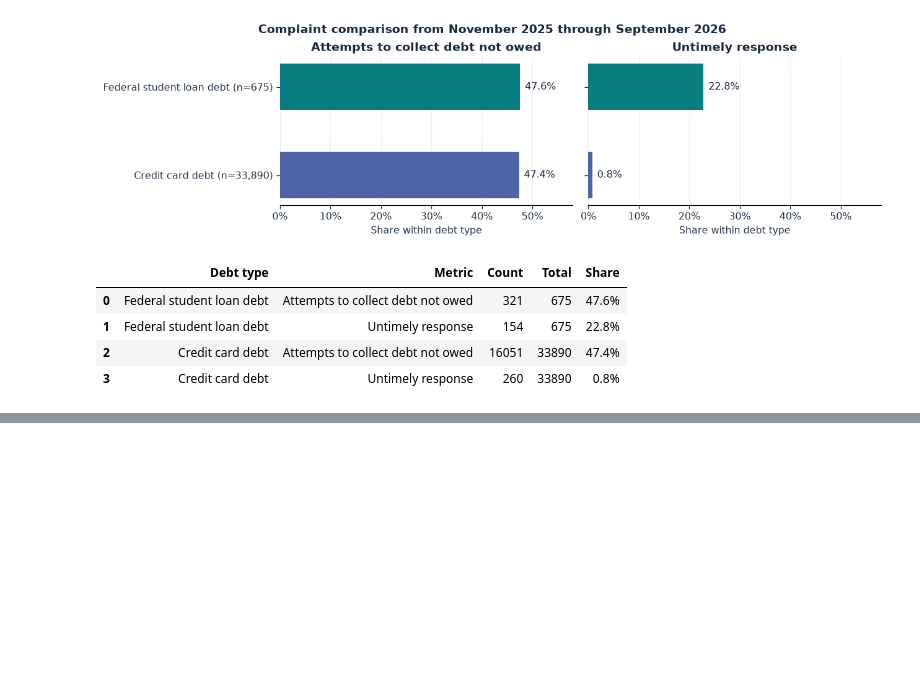
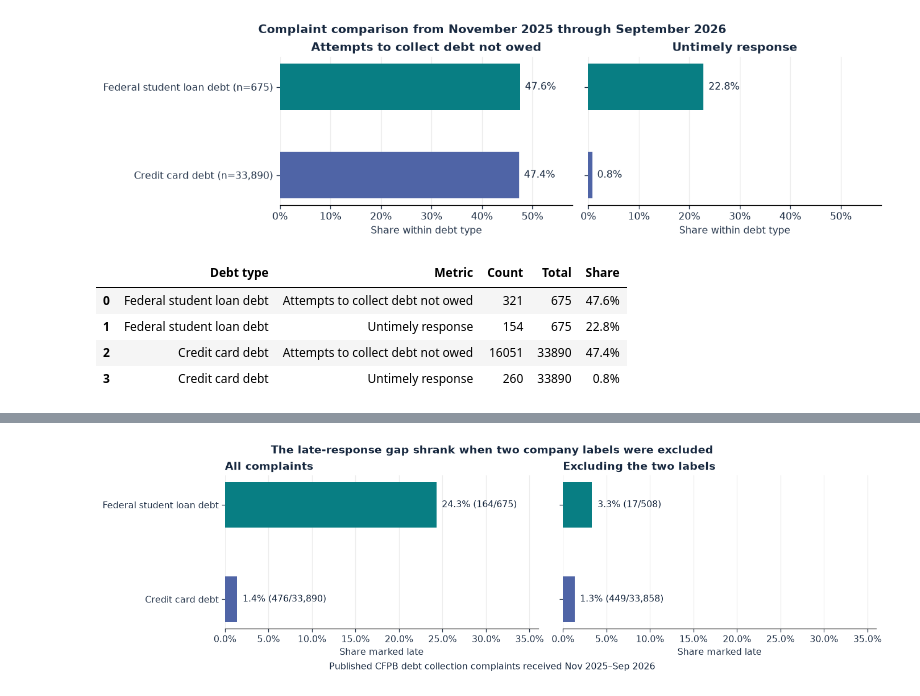
Before and after one commit to DrewThomasson/Data-Science-Group-7-project, a Jupyter notebook: Drew/Federal_Student_Loan_Debt_Complaints.ipynb, the cells around one changed output, grey strips where cells are left out. Cells and saved outputs as stored; diff of their text form; code cells hidden in the pictures; blank space fills up the shorter version.

Commit message:
Prepare late response findings for group presentation

```diff
--- a/Drew/Federal_Student_Loan_Debt_Complaints.ipynb
+++ b/Drew/Federal_Student_Loan_Debt_Complaints.ipynb
@@ -360,0 +369,46 @@ In the matched months, about **48%** of complaints in each debt type were about
+# %%
+debt_types = ["Federal student loan debt", "Credit card debt"]
+timeliness = pd.concat(
+    [student.assign(**{"Debt type": debt_types[0]}),
+     card.assign(**{"Debt type": debt_types[1]})],
+    ignore_index=True,
+)
+assert timeliness[id_col].is_unique, "Review complaint IDs appearing in both files."
+timeliness["Marked late"] = timeliness[timely].eq("No")
+full_timeliness = timeliness.loc[timeliness[timely].isin(["Yes", "No"])]
+in_window = full_timeliness[received].ge(window_start) & full_timeliness[received].lt(window_stop)
+matched_timeliness = full_timeliness.loc[in_window]
+student_complaints = matched_timeliness["Debt type"].eq(debt_types[0])
+top_labels = (
+    matched_timeliness.loc[student_complaints & matched_timeliness["Marked late"], "Company"]
+    .value_counts().head(2).index.tolist()
+)
+remaining = matched_timeliness.loc[~matched_timeliness["Company"].isin(top_labels)]
+
+def late_rates(frame, group_columns):
+    summary = frame.groupby(group_columns)["Marked late"].agg(Late="sum", Complaints="size")
+    return summary.assign(Share=summary["Late"] / summary["Complaints"])
+
+panels = [("All complaints", matched_timeliness), ("Excluding the two labels", remaining)]
+fig, axes = plt.subplots(1, 2, figsize=(12, 3.55), sharey=True, layout="constrained")
+for ax, (title, frame) in zip(axes, panels):
+    result = late_rates(frame, "Debt type").reindex(debt_types)
+    bars = ax.barh(debt_types, result["Share"], color=["#087E83", "#4F64A6"], height=0.48)
+    labels = [
+        f"{row.Share:.1%} ({row.Late:,}/{row.Complaints:,})"
+        for row in result.itertuples()
+    ]
+    ax.bar_label(bars, labels, padding=6, fontsize=10)
+    ax.set(xlim=(0, 0.36), xlabel="Share marked late")
+    ax.xaxis.set_major_formatter(PercentFormatter(1))
+    ax.set_title(title, loc="left")
+    ax.grid(axis="x", alpha=0.22)
+axes[0].invert_yaxis()
+fig.suptitle(
+    "The late-response gap shrank when two company labels were excluded",
+    fontweight="bold",
+)
+fig.supxlabel("Published CFPB debt collection complaints received Nov 2025–Sep 2026", fontsize=10)
+plt.show()
+# %% [output]
+[figure, added]
```
Also changed, not shown: parts of 7 cells of this notebook, 2 other files.
